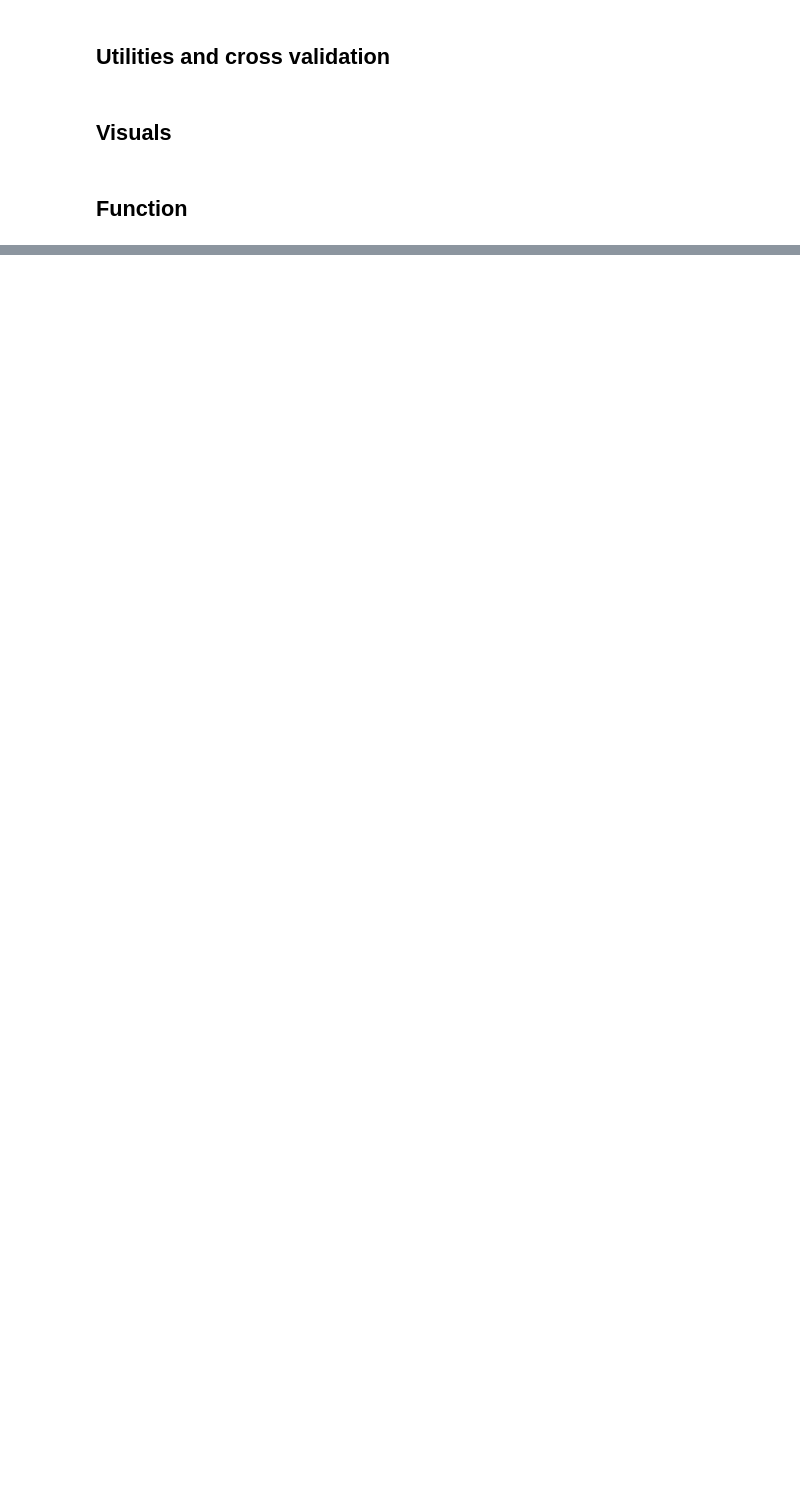
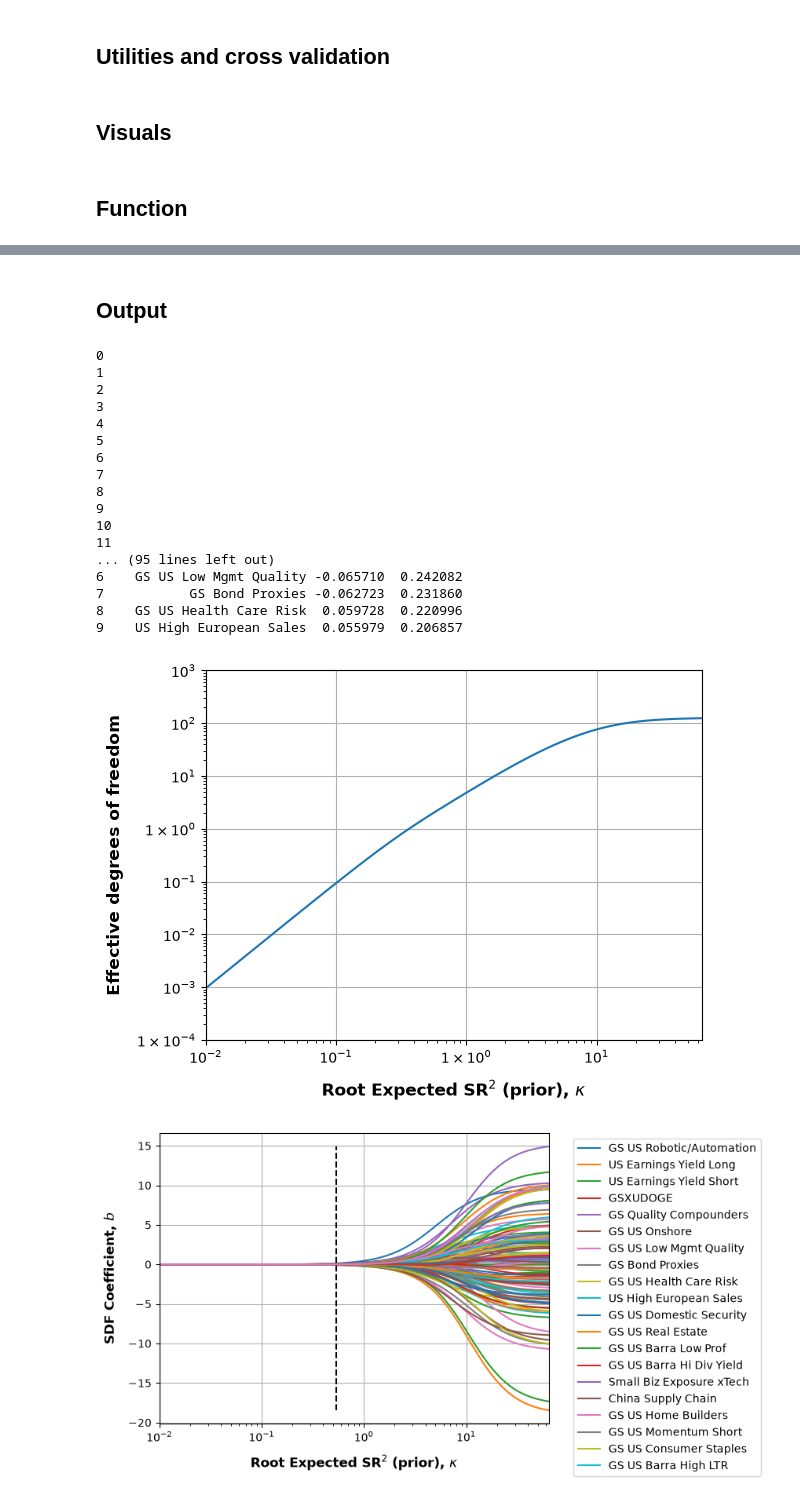
Before and after one commit to simmelholt/Overfitted_alpha, a Jupyter notebook: SCS.ipynb, the cells around one changed output, grey strips where cells are left out. Cells and saved outputs as stored; diff of their text form; code cells hidden in the pictures; blank space fills up the shorter version.

```diff
--- a/SCS.ipynb
+++ b/SCS.ipynb
@@ -787,0 +825,49 @@ def SCS_L2est(dates, re, market, freq, anomalies, parameters):
+# %%
+def load_ticker_names(filepath="names.xlsx", sheet_name="Ark1"):
+    """
+    Load the ticker -> readable name mapping, and handle the two tickers
+    that appear twice as duplicate columns in the factor data file
+    (GSXUBFPL Index and GSXUWFFS Index), whose pandas-deduplicated
+    column names are 'GSXUBFPL Index.1' and 'GSXUWFFS Index.1'.
+    """
+    names_df = pd.read_excel(filepath, sheet_name=sheet_name, header=None)
+    names_df.columns = ['ticker', 'name']
+    ticker_to_name = dict(zip(names_df['ticker'], names_df['name']))
+
+    # Map the duplicate-suffixed columns to the same name, flagged as duplicates
+    for dup_ticker in ['GSXUBFPL Index', 'GSXUWFFS Index']:
+        if dup_ticker in ticker_to_name:
+            ticker_to_name[f'{dup_ticker}.1'] = ticker_to_name[dup_ticker] + ' (dup)'
+
+    return ticker_to_name
+
+
+ticker_to_name = load_ticker_names("names.xlsx")
+
+# Apply to your anomalies list, e.g. for plot labels
+anomaly_names = [ticker_to_name.get(t, t) for t in anomalies]
+# %% [markdown]
+## Output
+# %%
+
+estimates = SCS_L2est(dates, re, market, freq, anomaly_names, parameters={})
+# %% [output]
+0
+1
+2
+3
+4
+5
+6
+7
+8
+9
+10
+11
+... (95 lines left out)
+6    GS US Low Mgmt Quality -0.065710  0.242082
+7           GS Bond Proxies -0.062723  0.231860
+8    GS US Health Care Risk  0.059728  0.220996
+9    US High European Sales  0.055979  0.206857
+[figure, added]
+[figure, added]
```
Also changed, not shown: parts of 8 cells of this notebook.
